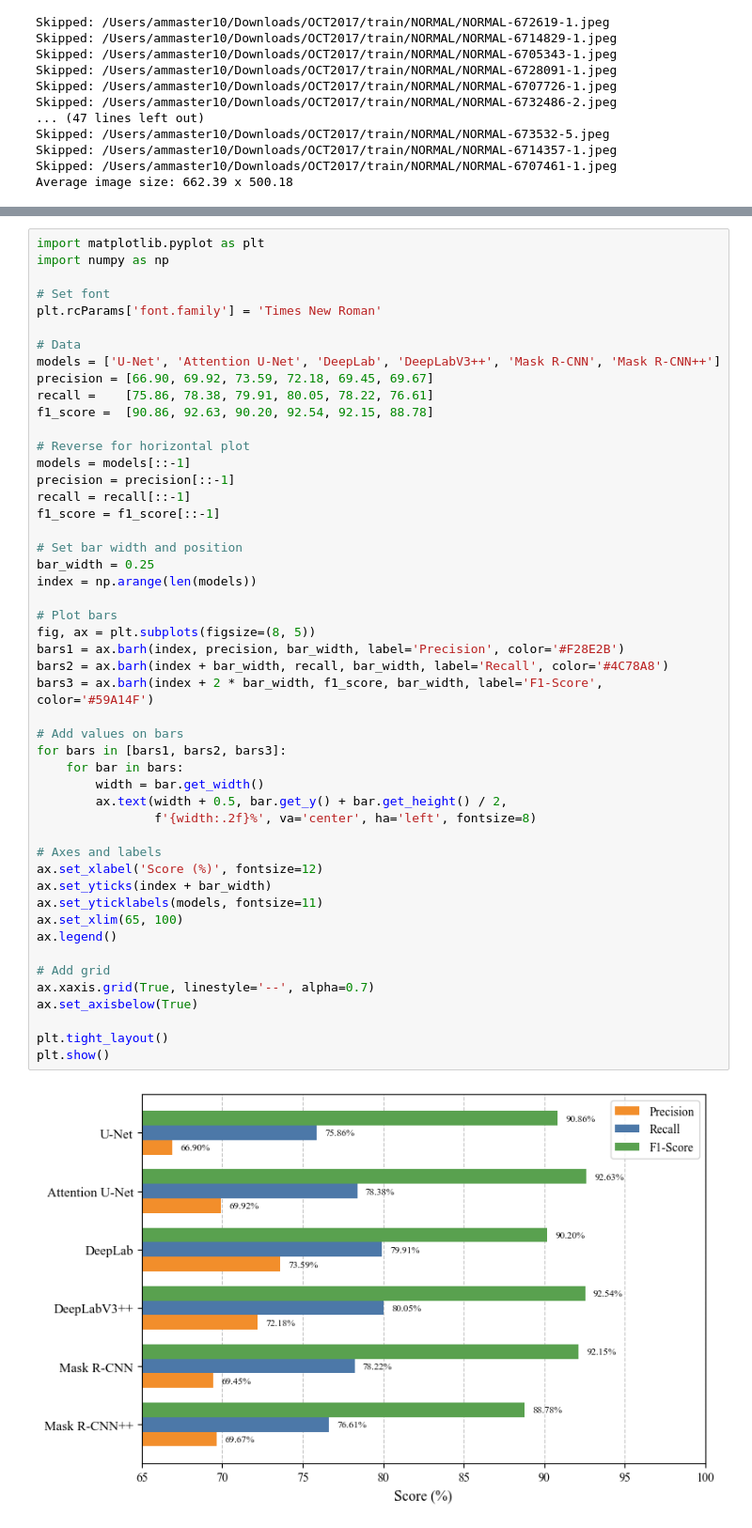
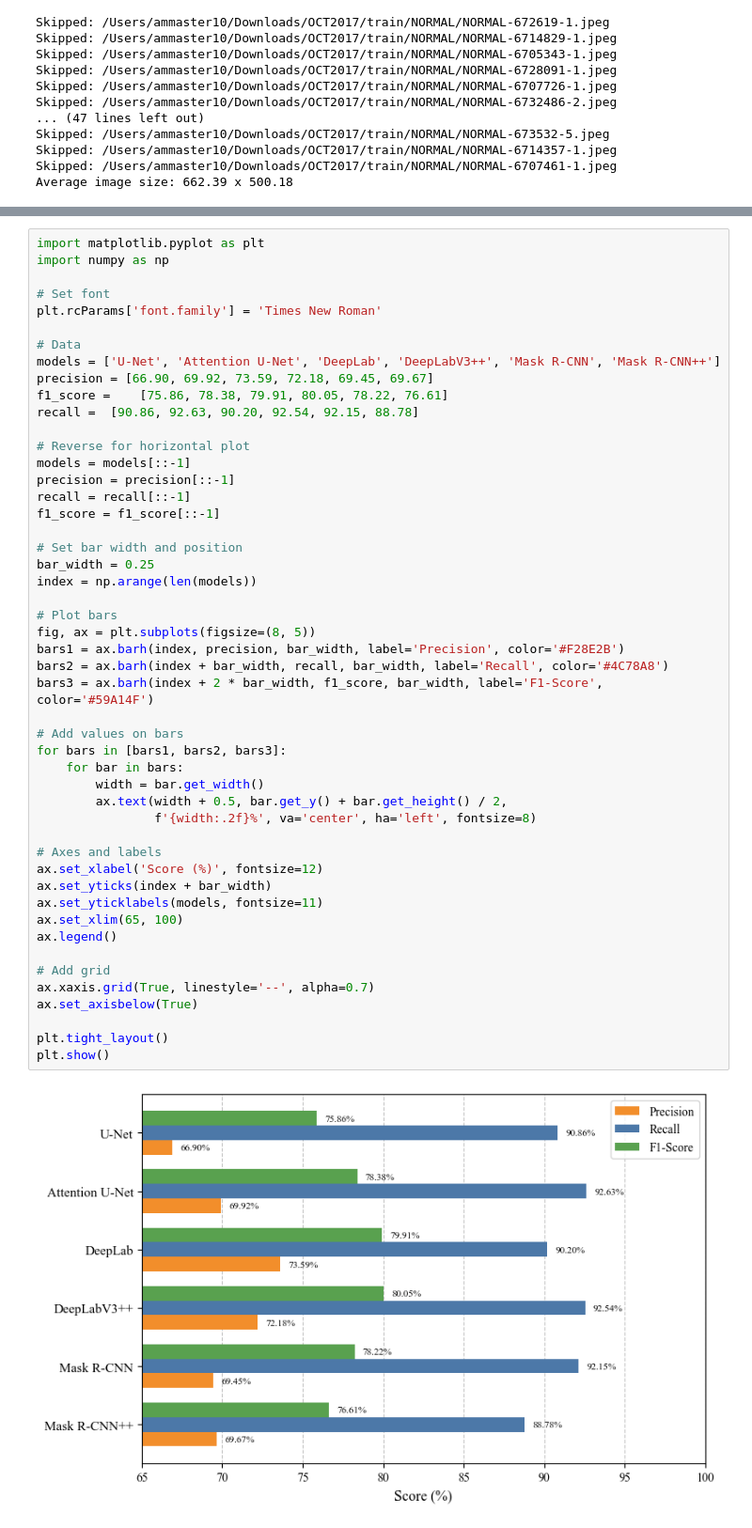
Before and after one commit to ammaster10s/Year3, a Jupyter notebook: Temp/Test.ipynb, the cells around one changed output, grey strips where cells are left out. Shown at 94% size. Saved outputs shown, nothing was run; the diff lists cells and outputs as text.

```diff
--- a/Temp/Test.ipynb
+++ b/Temp/Test.ipynb
@@ -598,8 +598,8 @@ plt.rcParams['font.family'] = 'Times New Roman'
 # Data
 models = ['U-Net', 'Attention U-Net', 'DeepLab', 'DeepLabV3++', 'Mask R-CNN', 'Mask R-CNN++']
 precision = [66.90, 69.92, 73.59, 72.18, 69.45, 69.67]
-recall =    [75.86, 78.38, 79.91, 80.05, 78.22, 76.61]
-f1_score =  [90.86, 92.63, 90.20, 92.54, 92.15, 88.78]
+f1_score =    [75.86, 78.38, 79.91, 80.05, 78.22, 76.61]
+recall =  [90.86, 92.63, 90.20, 92.54, 92.15, 88.78]
 
 # Reverse for horizontal plot
 models = models[::-1]
@@ -611,31 +611,31 @@ f1_score = f1_score[::-1]
 bar_width = 0.25
 index = np.arange(len(models))
 
 # Plot bars
 fig, ax = plt.subplots(figsize=(8, 5))
 bars1 = ax.barh(index, precision, bar_width, label='Precision', color='#F28E2B')
 bars2 = ax.barh(index + bar_width, recall, bar_width, label='Recall', color='#4C78A8')
 bars3 = ax.barh(index + 2 * bar_width, f1_score, bar_width, label='F1-Score', color='#59A14F')
 
 # Add values on bars
 for bars in [bars1, bars2, bars3]:
     for bar in bars:
         width = bar.get_width()
         ax.text(width + 0.5, bar.get_y() + bar.get_height() / 2,
                 f'{width:.2f}%', va='center', ha='left', fontsize=8)
 
 # Axes and labels
 ax.set_xlabel('Score (%)', fontsize=12)
 ax.set_yticks(index + bar_width)
 ax.set_yticklabels(models, fontsize=11)
 ax.set_xlim(65, 100)
 ax.legend()
 
 # Add grid
 ax.xaxis.grid(True, linestyle='--', alpha=0.7)
 ax.set_axisbelow(True)
 
 plt.tight_layout()
 plt.show()
 # %% [output]
-[figure, old version]
+[figure, new version]
```
